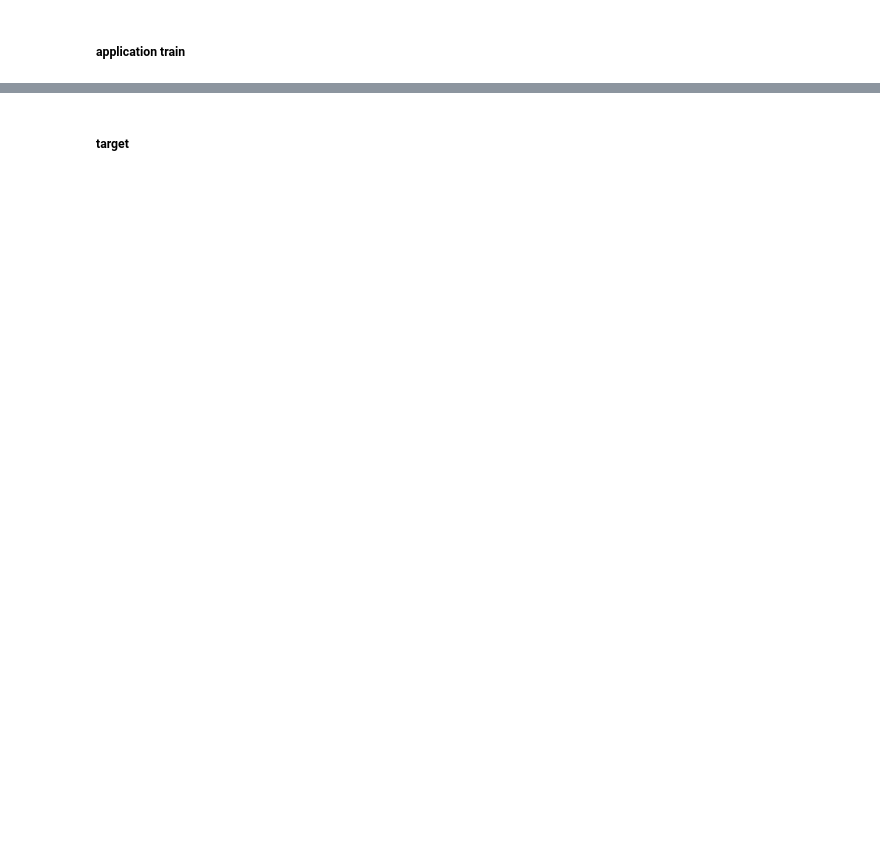
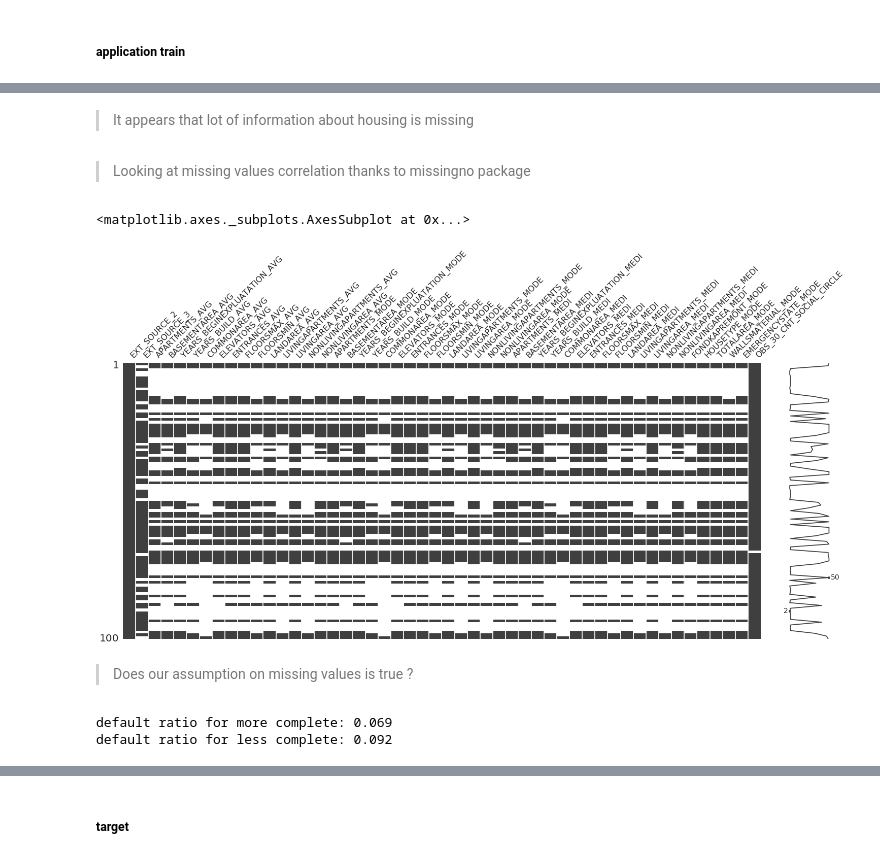
Before and after one commit to borahntarridec/Home-Credit-Default-Risk, a Jupyter notebook: exploring_data.ipynb, the cells around one changed output, grey strips where cells are left out. Drawn from its saved outputs; the diff is of its cells as text; code cells hidden in the pictures; blank space fills up the shorter version.

```diff
--- a/exploring_data.ipynb
+++ b/exploring_data.ipynb
@@ -170,0 +184,22 @@ sns.heatmap(pcb.isnull(), cbar=False);
+# %% [markdown]
+> It appears that lot of information about housing is missing
+# %% [markdown]
+> Looking at missing values correlation thanks to missingno package
+# %%
+# Housing variables, missing values on 100 sample
+msno.matrix(app_train.iloc[0:100, 42:92]);
+# %% [output]
+<matplotlib.axes._subplots.AxesSubplot at 0x...>
+[figure, added]
+# %% [markdown]
+> Does our assumption on missing values is true ?
+# %%
+app_train['incomplete'] = 1
+app_train.loc[app_train.isnull().sum(axis=1) < 35, 'incomplete'] = 0
+
+mean_c = np.mean(app_train.loc[app_train['incomplete'] == 0, 'TARGET'].values)
+mean_i = np.mean(app_train.loc[app_train['incomplete'] == 1, 'TARGET'].values)
+print('default ratio for more complete: {:.2} \ndefault ratio for less complete: {:.2}'.format(mean_c, mean_i))
+# %% [output]
+default ratio for more complete: 0.069
+default ratio for less complete: 0.092
```
Also changed, not shown: parts of 26 cells of this notebook.
